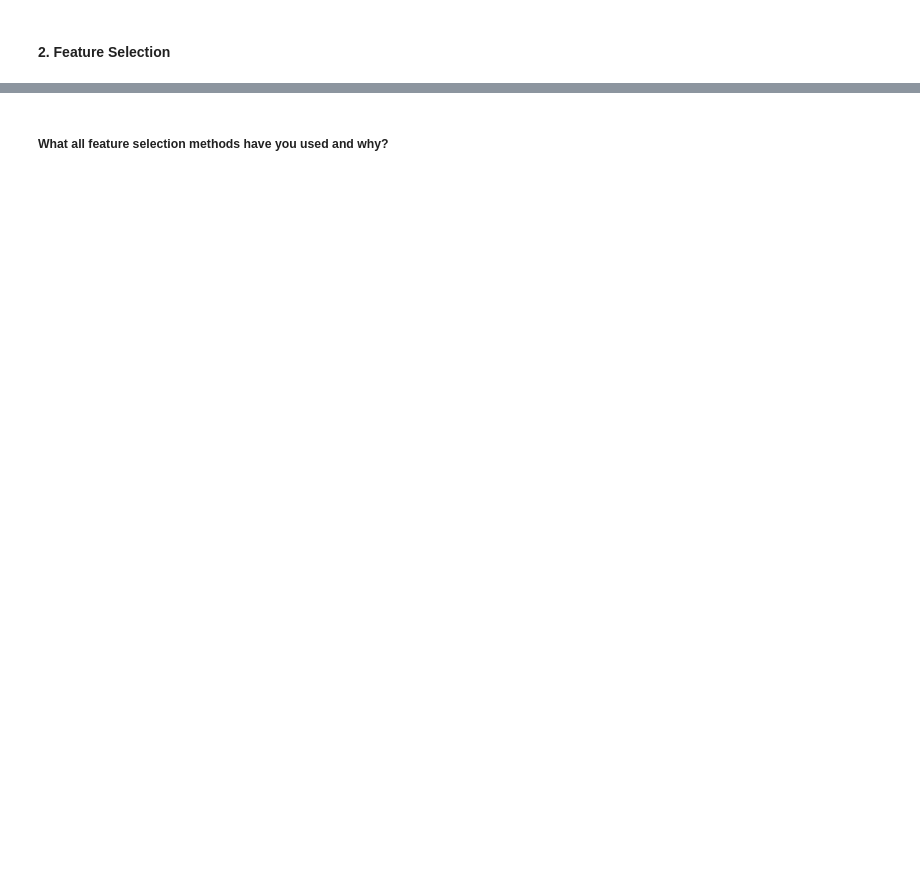
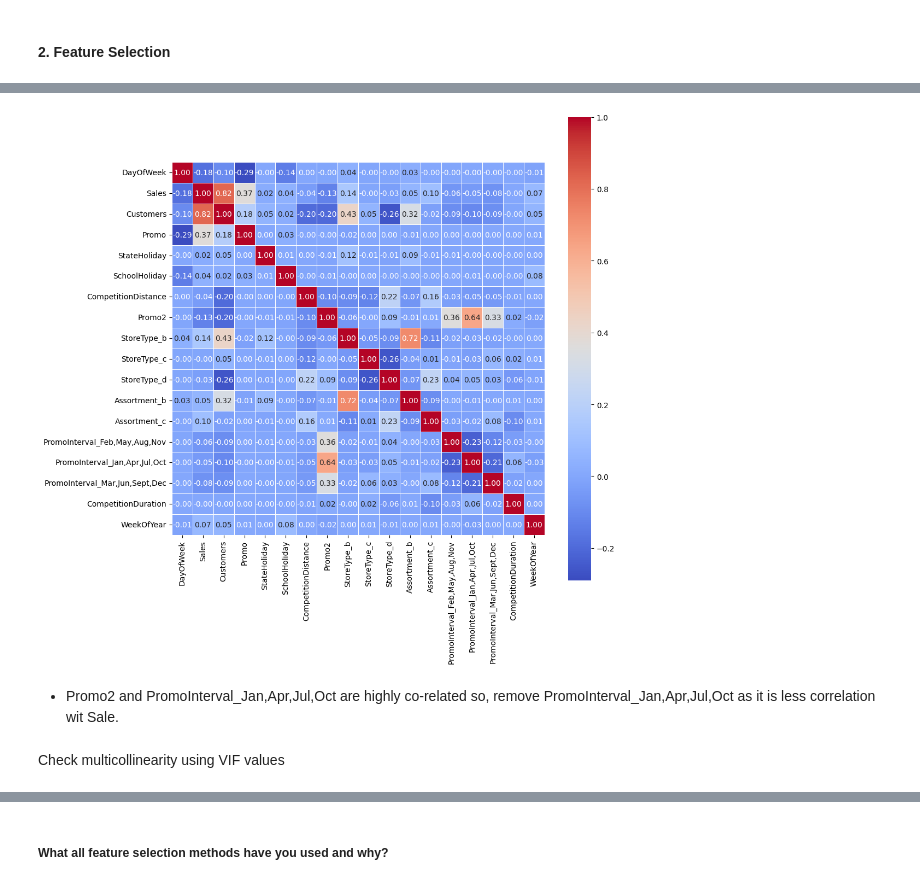
Before and after one commit to abhikr11/Retail_Sales_Prediction, a Jupyter notebook: Retail_Sales_Prediction.ipynb, the cells around one changed output, grey strips where cells are left out. Cells and saved outputs as stored; diff of their text form; code cells hidden in the pictures; blank space fills up the shorter version.

```diff
--- a/Retail_Sales_Prediction.ipynb
+++ b/Retail_Sales_Prediction.ipynb
@@ -1624,0 +1659,3 @@ memory usage: 154.7+ MB
+# %%
+#using one-hot-encoding to encode the categorical variable
+final_df = pd.get_dummies(df1, dtype= int, drop_first=True)
@@ -1687,0 +1681,11 @@ Answer Here.
+# %%
+# Manipulate Features to minimize feature correlation and create new features
+
+#calculate competition open duration in month
+final_df['CompetitionDuration'] = (final_df.Date.dt.year - final_df.CompetitionOpenSinceYear)*12 + (final_df.Date.dt.month - final_df.CompetitionOpenSinceMonth)
+
+#putting 0 where competition duration is less than zero
+final_df['CompetitionDuration'] = final_df.CompetitionDuration.apply(lambda x: 0 if x < 0 else x)
+# %%
+#add week of year
+final_df['WeekOfYear'] = final_df.Date.dt.week
@@ -1691,0 +1701,6 @@ Answer Here.
+# %%
+# Select your features wisely to avoid overfitting
+#drop unnessesary features
+#drop Store, date, Open, CompetitionOpenSinceMonth, CompetitionOpenSinceYear, Promo2SinceWeek, promo2SinceYear
+
+final_df.drop(columns=['Store','Date','Open','CompetitionOpenSinceMonth','CompetitionOpenSinceYear','Promo2SinceWeek','Promo2SinceYear'], inplace=True)
@@ -1691,0 +1757,15 @@ Answer Here.
+# %%
+# Correlation Heatmap visualization code
+plt.figure(figsize = (11,11))
+sns.heatmap(final_df.corr(),
+            annot = True,       #write the data value in each cell
+            fmt=".2f",          #String formatting code when adding annotations
+            linewidth=0.6,
+            cmap="coolwarm",
+            square = True)
+
+plt.show()
+# %% [output]
+[figure, added]
+# %% [markdown]
+* Promo2 and PromoInterval_Jan,Apr,Jul,Oct are highly co-related so, remove PromoInterval_Jan,Apr,Jul,Oct as it is less correlation wit Sale.
@@ -1691,0 +1774,2 @@ Answer Here.
+# %% [markdown]
+Check multicollinearity using VIF values
```
Also changed, not shown: parts of 99 cells of this notebook.
